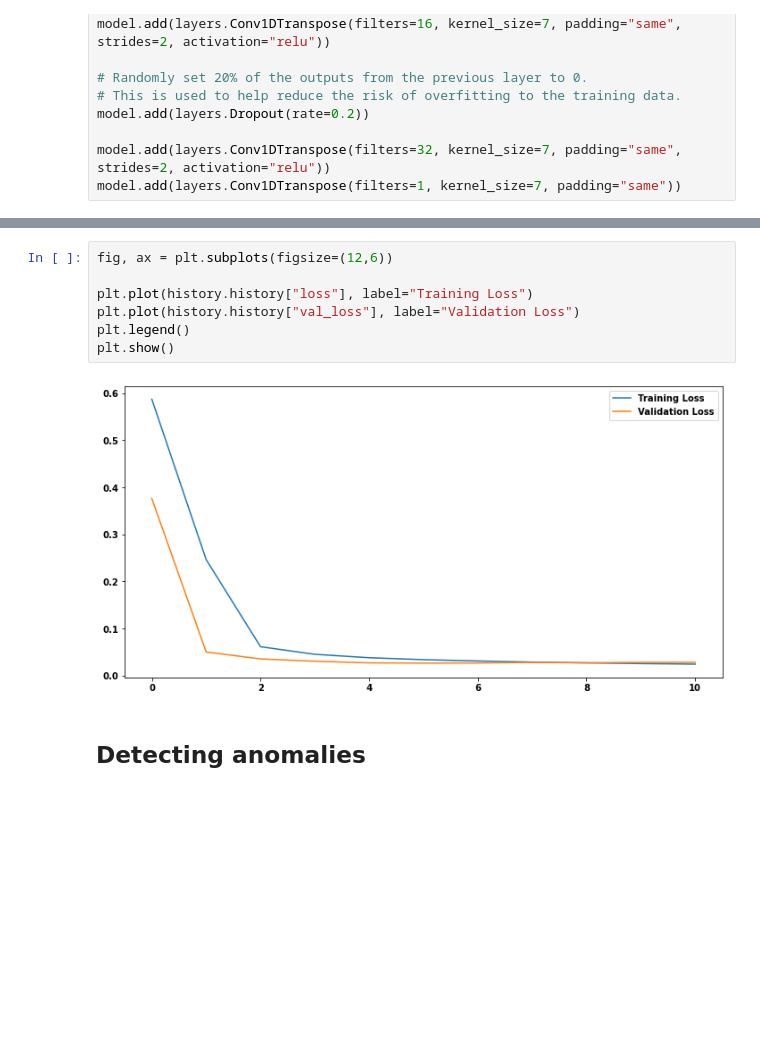
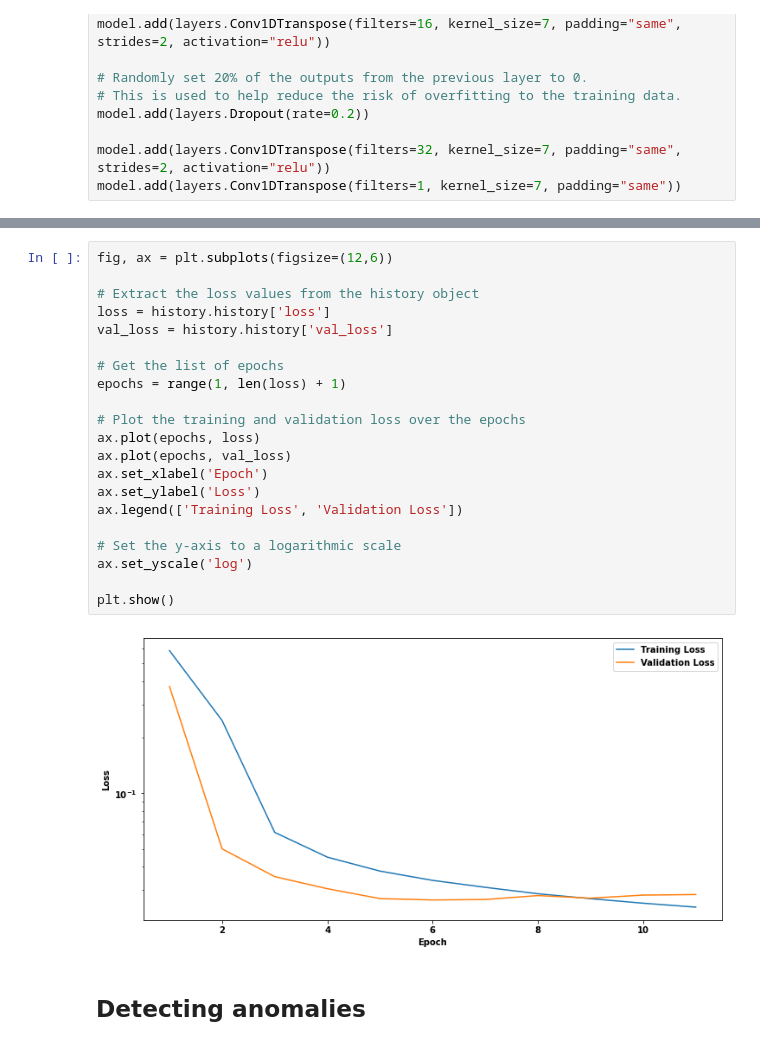
Before and after one commit to przemekbil/ML_and_stats, a Jupyter notebook: Assessments/Topic 5 - Time Series anomaly detection example.ipynb, the cells around one changed output, grey strips where cells are left out. Cells and saved outputs as stored; diff of their text form; blank space fills up the shorter version.

Commit message:
Plot the values of the cost functions over the Epochs

```diff
--- a/Assessments/Topic 5 - Time Series anomaly detection example.ipynb
+++ b/Assessments/Topic 5 - Time Series anomaly detection example.ipynb
@@ -537,12 +562,26 @@ Epoch 11/50
 # %%
 fig, ax = plt.subplots(figsize=(12,6))
 
-plt.plot(history.history["loss"], label="Training Loss")
-plt.plot(history.history["val_loss"], label="Validation Loss")
-plt.legend()
+# Extract the loss values from the history object
+loss = history.history['loss']
+val_loss = history.history['val_loss']
+
+# Get the list of epochs
+epochs = range(1, len(loss) + 1)
+
+# Plot the training and validation loss over the epochs
+ax.plot(epochs, loss)
+ax.plot(epochs, val_loss)
+ax.set_xlabel('Epoch')
+ax.set_ylabel('Loss')
+ax.legend(['Training Loss', 'Validation Loss'])
+
+# Set the y-axis to a logarithmic scale
+ax.set_yscale('log')
+
 plt.show()
 # %% [output]
-[figure, old version]
+[figure, new version]
 # %% [markdown]
 ## Detecting anomalies
 # %%
```
Also changed, not shown: parts of 6 cells of this notebook.
